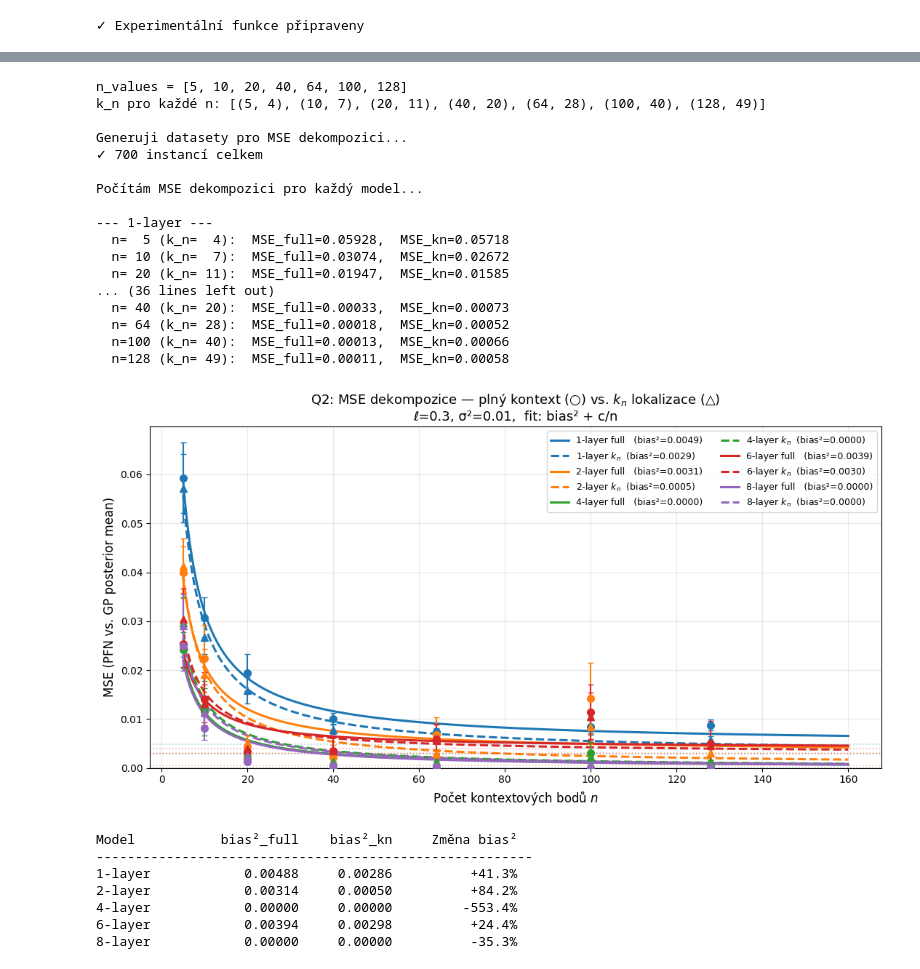
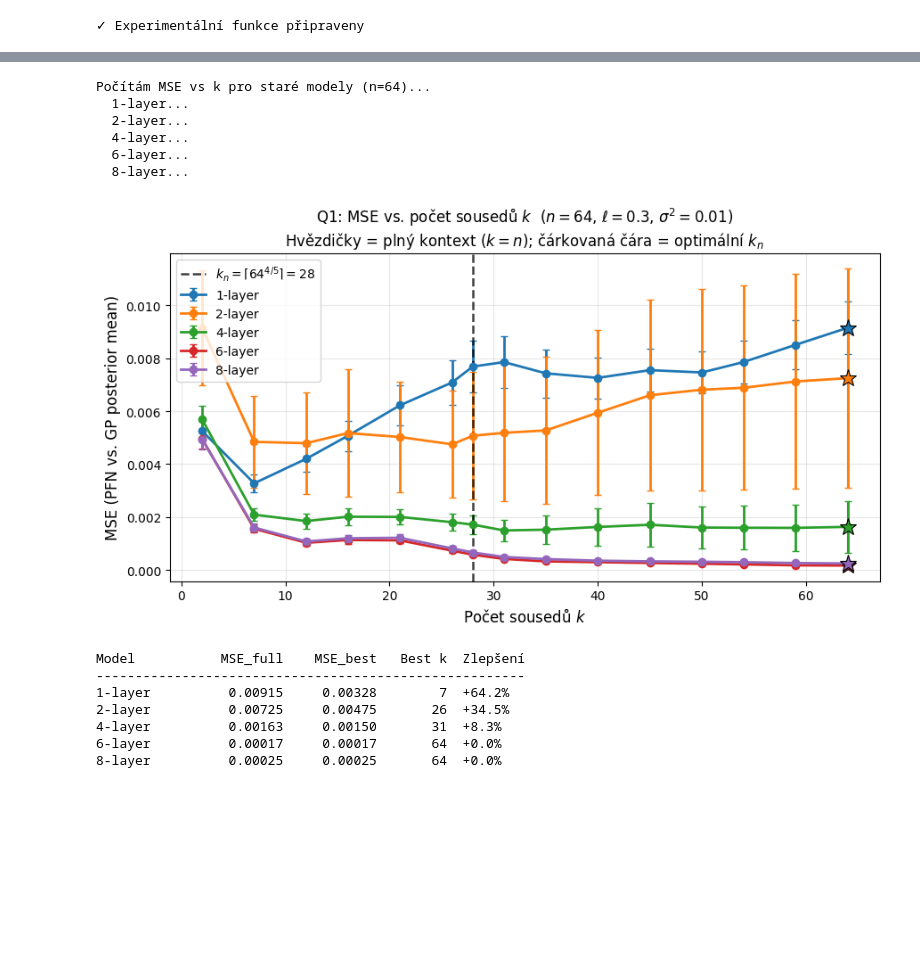
Before and after one commit to gulierus/VU_RG, a Jupyter notebook: experiments/Experiment_5_from_GP2.ipynb, the cells around one changed output, grey strips where cells are left out. Drawn from its saved outputs; the diff is of its cells as text; code cells hidden in the pictures; blank space fills up the shorter version.

```diff
--- a/experiments/Experiment_5_from_GP2.ipynb
+++ b/experiments/Experiment_5_from_GP2.ipynb
@@ -619,50 +764,30 @@ Model           MSE_full    MSE_best   Best k  Zlepšení
-# %%
-# =============================================
-# SPUŠTĚNÍ Q2: MSE dekompozice bias² + c/n
-# =============================================
-
-N_VALUES    = [5, 10, 20, 40, 64, 100, 128]
-N_TEST_Q2   = 5
-N_INST_Q2   = 100
-
-print(f'n_values = {N_VALUES}')
-print(f'k_n pro každé n: {[(n, kn_optimal(n)) for n in N_VALUES]}')
-print(f'\nGeneruji datasety pro MSE dekompozici...')
-decomp_data = generate_decomp_datasets(N_VALUES, N_TEST_Q2, N_INST_Q2, HPS)
-print(f'✓ {sum(len(v) for v in decomp_data.values())} instancí celkem')
-
-print('\nPočítám MSE dekompozici pro každý model...')
-all_decomp_results = {}
-for name, model in MODELS.items():
-    print(f'\n--- {name} ---')
-    all_decomp_results[name] = compute_mse_decomp_localized(
-        model, decomp_data, HPS, device
-    )
-
-plot_mse_decomp_localized(all_decomp_results, HPS)
-# %% [output]
-n_values = [5, 10, 20, 40, 64, 100, 128]
-k_n pro každé n: [(5, 4), (10, 7), (20, 11), (40, 20), (64, 28), (100, 40), (128, 49)]
-
-Generuji datasety pro MSE dekompozici...
-✓ 700 instancí celkem
-
-Počítám MSE dekompozici pro každý model...
-
---- 1-layer ---
-  n=  5 (k_n=  4):  MSE_full=0.05928,  MSE_kn=0.05718
-  n= 10 (k_n=  7):  MSE_full=0.03074,  MSE_kn=0.02672
-  n= 20 (k_n= 11):  MSE_full=0.01947,  MSE_kn=0.01585
-... (36 lines left out)
-  n= 40 (k_n= 20):  MSE_full=0.00033,  MSE_kn=0.00073
-  n= 64 (k_n= 28):  MSE_full=0.00018,  MSE_kn=0.00052
-  n=100 (k_n= 40):  MSE_full=0.00013,  MSE_kn=0.00066
-  n=128 (k_n= 49):  MSE_full=0.00011,  MSE_kn=0.00058
-[figure, removed]
-Model           bias²_full    bias²_kn     Změna bias²
---------------------------------------------------------
-1-layer            0.00488     0.00286          +41.3%
-2-layer            0.00314     0.00050          +84.2%
-4-layer            0.00000     0.00000         -553.4%
-6-layer            0.00394     0.00298          +24.4%
-8-layer            0.00000     0.00000          -35.3%
+# %%
+# =============================================
+# ── STARÉ MODELY ── Q1: MSE vs k při fixním n
+# =============================================
+
+print(f'Počítám MSE vs k pro staré modely (n={N_FIXED})...')
+q1_old = {}
+for name, model in OLD_MODELS.items():
+    print(f'  {name}...')
+    q1_old[name] = compute_mse_vs_k(model, datasets_q1, K_VALUES, HPS, device)
+
+# Uložíme MSE_full starých modelů pro porovnání v Q1 nových modelů
+old_models_mse_full = {name: res['full'] for name, res in q1_old.items()}
+
+plot_mse_vs_k(q1_old, K_VALUES, N_FIXED, HPS)
+# %% [output]
+Počítám MSE vs k pro staré modely (n=64)...
+  1-layer...
+  2-layer...
+  4-layer...
+  6-layer...
+  8-layer...
+[figure, added]
+Model           MSE_full    MSE_best   Best k  Zlepšení
+-------------------------------------------------------
+1-layer          0.00915     0.00328        7  +64.2%
+2-layer          0.00725     0.00475       26  +34.5%
+4-layer          0.00163     0.00150       31  +8.3%
+6-layer          0.00017     0.00017       64  +0.0%
+8-layer          0.00025     0.00025       64  +0.0%
```
Also changed, not shown: parts of 11 cells of this notebook, 6 other files.
